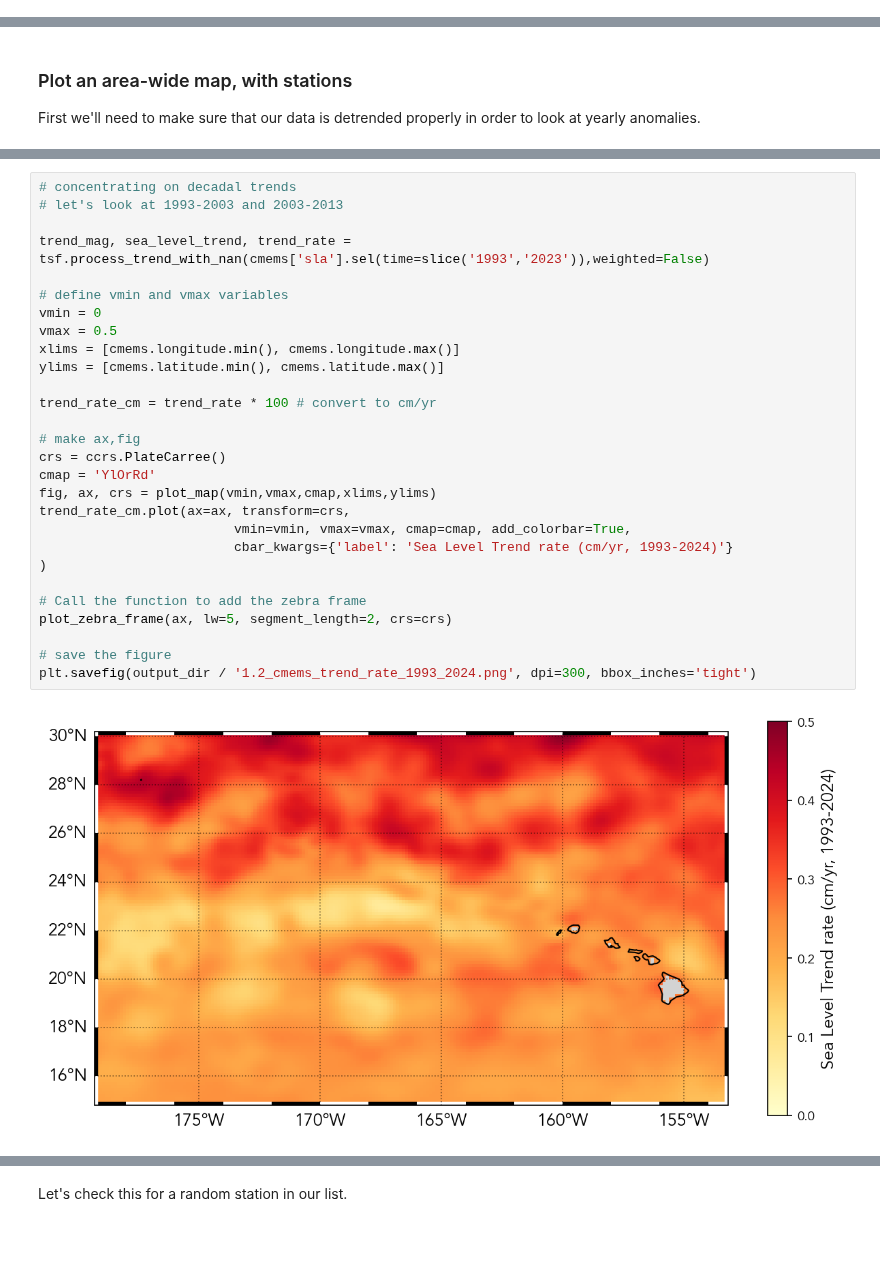
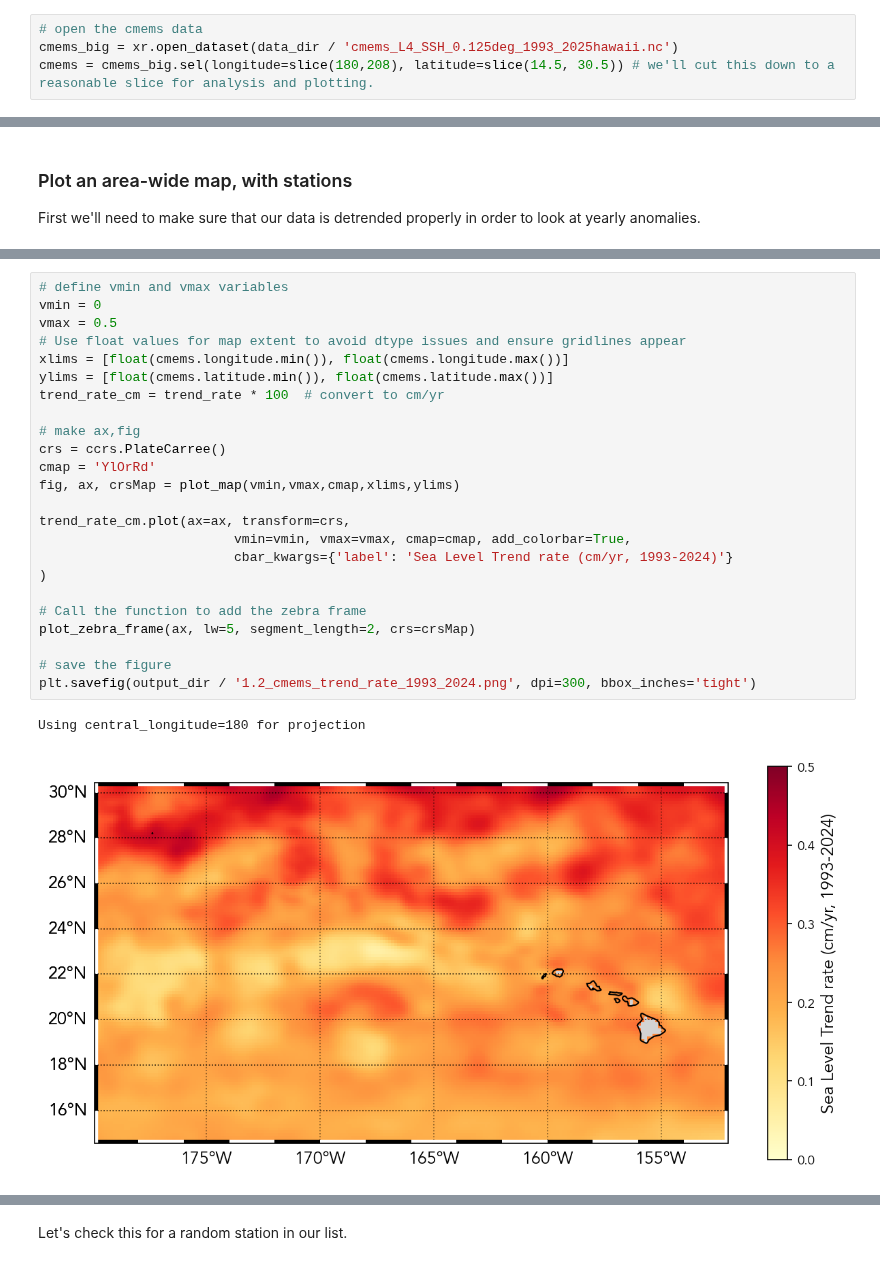
Before and after one commit to uhsealevelcenter/SL_Indicators, a Jupyter notebook: notebooks/regional_and_local/SL_anomaly_annual.ipynb, the cells around one changed output, grey strips where cells are left out. Saved outputs shown, nothing was run; the diff lists cells and outputs as text; blank space fills up the shorter version.

```diff
--- a/notebooks/regional_and_local/SL_anomaly_annual.ipynb
+++ b/notebooks/regional_and_local/SL_anomaly_annual.ipynb
@@ -194,0 +174,4 @@ cmems = xr.open_dataset(data_dir / 'cmems_L4_SSH_0.125deg_1993_2024.nc')
+# %%
+# open the cmems data
+cmems_big = xr.open_dataset(data_dir / 'cmems_L4_SSH_0.125deg_1993_2025hawaii.nc')
+cmems = cmems_big.sel(longitude=slice(180,208), latitude=slice(14.5, 30.5)) # we'll cut this down to a reasonable slice for analysis and plotting.
@@ -198,30 +209,27 @@ First we'll need to make sure that our data is detrended properly in order to lo
 # %%
-# concentrating on decadal trends
-# let's look at 1993-2003 and 2003-2013
-
-trend_mag, sea_level_trend, trend_rate = tsf.process_trend_with_nan(cmems['sla'].sel(time=slice('1993','2023')),weighted=False)
-
 # define vmin and vmax variables
 vmin = 0
 vmax = 0.5
-xlims = [cmems.longitude.min(), cmems.longitude.max()]
-ylims = [cmems.latitude.min(), cmems.latitude.max()]
-
-trend_rate_cm = trend_rate * 100 # convert to cm/yr
+# Use float values for map extent to avoid dtype issues and ensure gridlines appear
+xlims = [float(cmems.longitude.min()), float(cmems.longitude.max())]
+ylims = [float(cmems.latitude.min()), float(cmems.latitude.max())]
+trend_rate_cm = trend_rate * 100  # convert to cm/yr
 
 # make ax,fig
 crs = ccrs.PlateCarree()
 cmap = 'YlOrRd'
-fig, ax, crs = plot_map(vmin,vmax,cmap,xlims,ylims)
+fig, ax, crsMap = plot_map(vmin,vmax,cmap,xlims,ylims)
+
 trend_rate_cm.plot(ax=ax, transform=crs,
                          vmin=vmin, vmax=vmax, cmap=cmap, add_colorbar=True,
                          cbar_kwargs={'label': 'Sea Level Trend rate (cm/yr, 1993-2024)'}
 )
 
 # Call the function to add the zebra frame
-plot_zebra_frame(ax, lw=5, segment_length=2, crs=crs)
+plot_zebra_frame(ax, lw=5, segment_length=2, crs=crsMap)
 
 # save the figure
 plt.savefig(output_dir / '1.2_cmems_trend_rate_1993_2024.png', dpi=300, bbox_inches='tight')
 # %% [output]
+Using central_longitude=180 for projection
-[figure, old version]
+[figure, new version]
```
Also changed, not shown: parts of 26 cells of this notebook, 5 other files.
